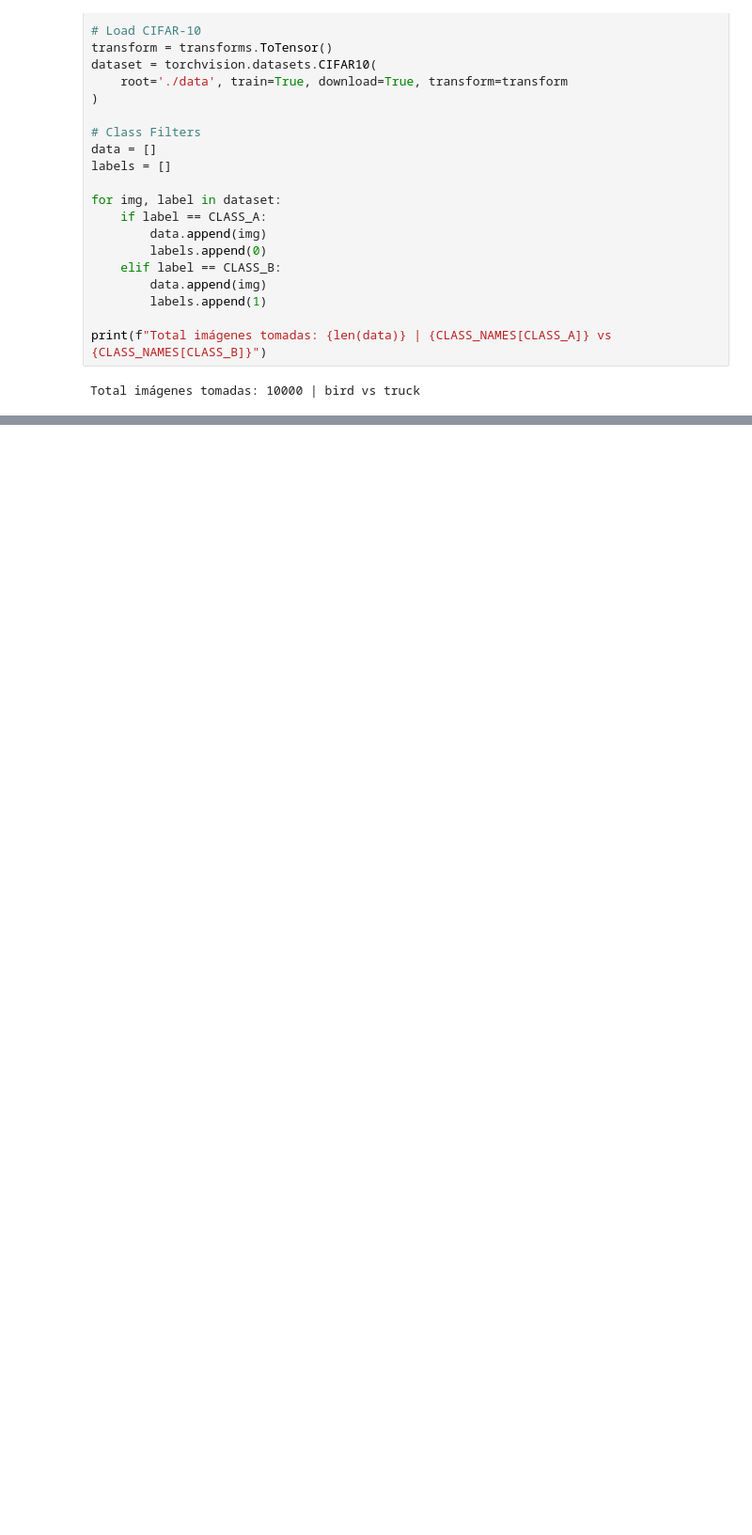
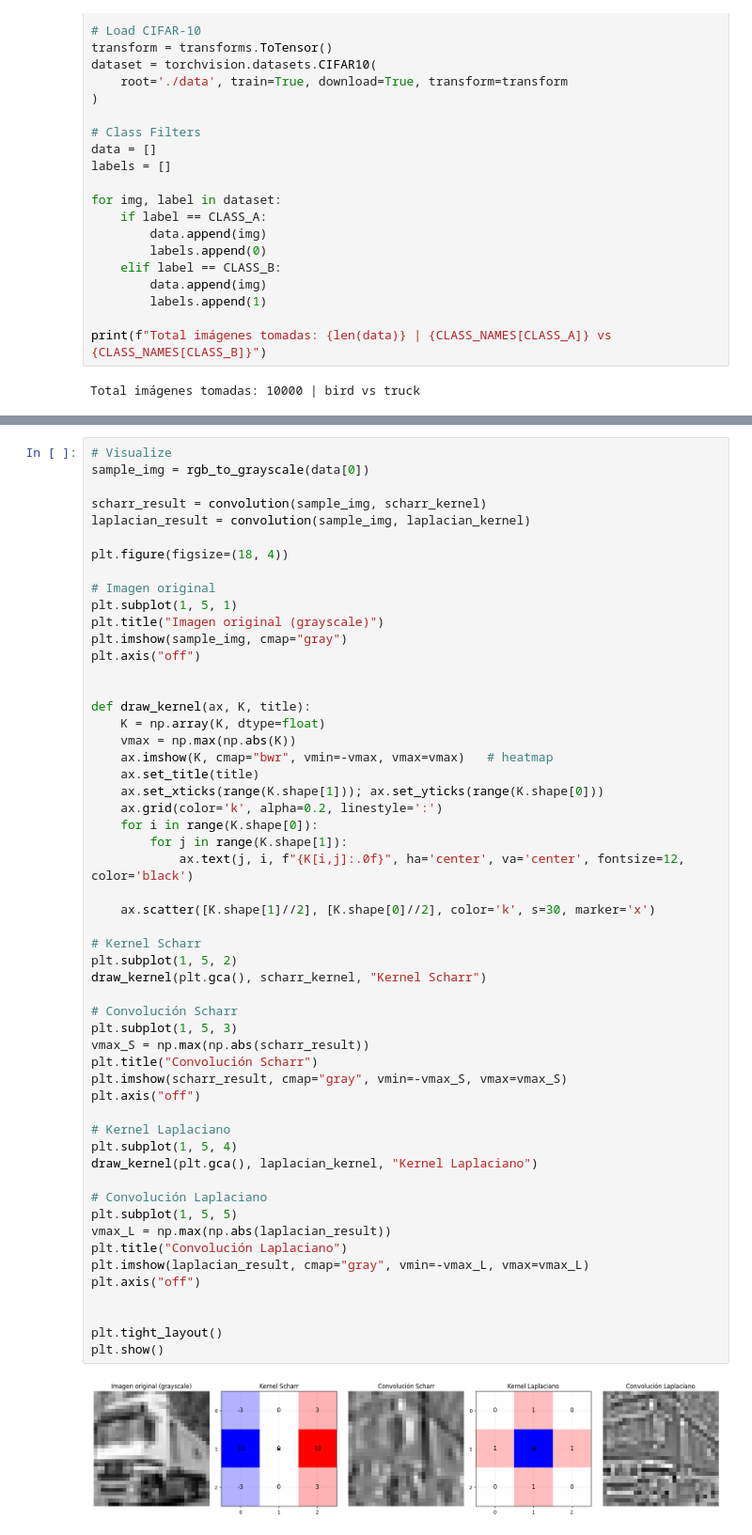
Before and after one commit to maarckch2308/Laboratories_Computer_Vision, a Jupyter notebook: LAB_1_VISION.ipynb, the cells around one changed output, grey strips where cells are left out. Shown at 94% size. Saved outputs shown, nothing was run; the diff lists cells and outputs as text; blank space fills up the shorter version.

```diff
--- a/LAB_1_VISION.ipynb
+++ b/LAB_1_VISION.ipynb
@@ -116,3 +88,59 @@ plt.show()
+# %%
+# Visualize
+sample_img = rgb_to_grayscale(data[0])
+
+scharr_result = convolution(sample_img, scharr_kernel)
+laplacian_result = convolution(sample_img, laplacian_kernel)
+
+plt.figure(figsize=(18, 4))
+
+# Imagen original
+plt.subplot(1, 5, 1)
+plt.title("Imagen original (grayscale)")
+plt.imshow(sample_img, cmap="gray")
+plt.axis("off")
+
+
+def draw_kernel(ax, K, title):
+    K = np.array(K, dtype=float)
+    vmax = np.max(np.abs(K))
+    ax.imshow(K, cmap="bwr", vmin=-vmax, vmax=vmax)   # heatmap
+    ax.set_title(title)
+    ax.set_xticks(range(K.shape[1])); ax.set_yticks(range(K.shape[0]))
+    ax.grid(color='k', alpha=0.2, linestyle=':')
+    for i in range(K.shape[0]):
+        for j in range(K.shape[1]):
+            ax.text(j, i, f"{K[i,j]:.0f}", ha='center', va='center', fontsize=12, color='black')
+
+    ax.scatter([K.shape[1]//2], [K.shape[0]//2], color='k', s=30, marker='x')
+
+# Kernel Scharr
+plt.subplot(1, 5, 2)
+draw_kernel(plt.gca(), scharr_kernel, "Kernel Scharr")
+
+# Convolución Scharr
+plt.subplot(1, 5, 3)
+vmax_S = np.max(np.abs(scharr_result))
+plt.title("Convolución Scharr")
+plt.imshow(scharr_result, cmap="gray", vmin=-vmax_S, vmax=vmax_S)
+plt.axis("off")
+
+# Kernel Laplaciano
+plt.subplot(1, 5, 4)
+draw_kernel(plt.gca(), laplacian_kernel, "Kernel Laplaciano")
+
+# Convolución Laplaciano
+plt.subplot(1, 5, 5)
+vmax_L = np.max(np.abs(laplacian_result))
+plt.title("Convolución Laplaciano")
+plt.imshow(laplacian_result, cmap="gray", vmin=-vmax_L, vmax=vmax_L)
+plt.axis("off")
+
+
+plt.tight_layout()
+plt.show()
+# %% [output]
+[figure, added]
 # %%
 # Feature extraction
 def edge_energy(img):
```
Also changed, not shown: parts of 6 cells of this notebook.
